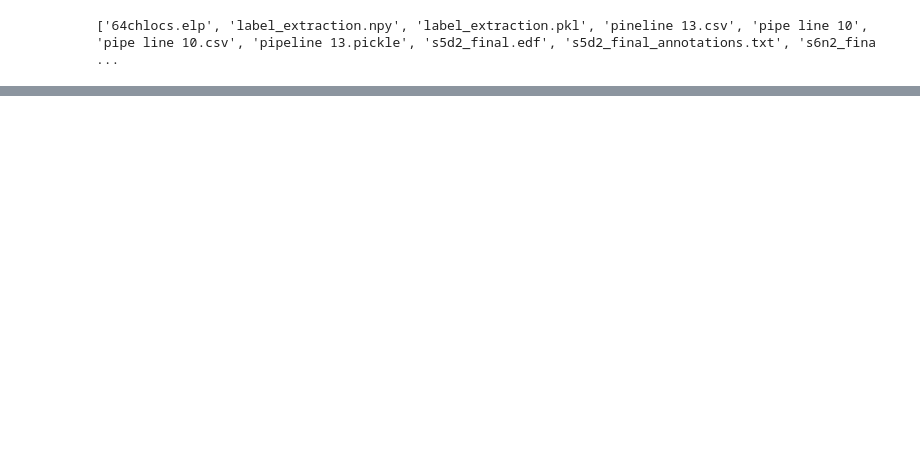
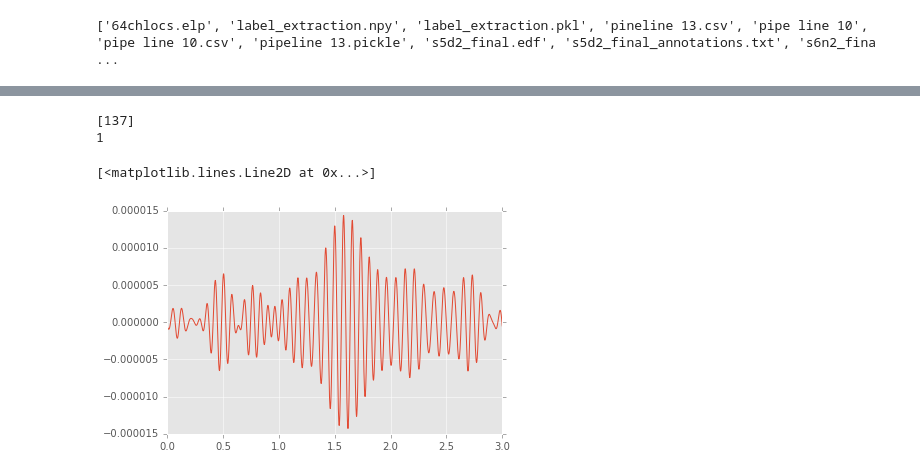
Before and after one commit to adowaconan/modification-pipelines, a Jupyter notebook: modification pipeline 17 - sampling spindles and non spindles.ipynb, the cells around one changed output, grey strips where cells are left out. Drawn from its saved outputs; the diff is of its cells as text; code cells hidden in the pictures; blank space fills up the shorter version.

```diff
--- a/modification pipeline 17 - sampling spindles and non spindles.ipynb
+++ b/modification pipeline 17 - sampling spindles and non spindles.ipynb
@@ -141 +104,23 @@ with open('training data.p','wb') as handle:
     pickle.dump(result,handle)
+# %%
+import pickle
+with open('single subject.p','rb') as handle:
+    result=pickle.load(handle)
+# %%
+fileName=list(result['spindle'].keys())[0]
+# %%
+channelList=['F3','F4','C3','C4','O1','O2']
+X = [];Y=[]
+for names in channelList:
+    for item in result['spindle'][fileName][names]:
+        if item.shape[1] == 3000:
+
+            X.append(item[0,:])
+            Y.append(1)
+    for item in result['non spindle'][fileName][names]:
+        if item.shape[1] == 3000:
+            X.append(item[0,:])
+            Y.append(0)
+
+X=np.array(X);Y=np.array(Y)
+print(X.shape,Y.shape)
@@ -141,0 +129,12 @@ with open('training data.p','wb') as handle:
+# %%
+idx=np.arange(X.shape[0])
+GG=np.random.choice(tuple(idx),len(idx),replace=False)
+
+XX=[];YY=[]
+for idxx in GG:
+    XX.append(X[idxx])
+    YY.append(Y[idxx])
+
+X_train, X_test, y_train, y_test = train_test_split(XX, YY, test_size=0.20)
+
+print(y_train)
@@ -141,0 +212,11 @@ with open('training data.p','wb') as handle:
+# %%
+num=np.random.randint(0,X.shape[0],size=1)
+print(num)
+t = np.linspace(0,3,X.shape[1])
+print(YY[num])
+plt.plot(t,XX[num])
+# %% [output]
+[137]
+1
+[<matplotlib.lines.Line2D at 0x...>]
+[figure, added]
```
Also changed, not shown: parts of 31 cells of this notebook, 3 other files.
